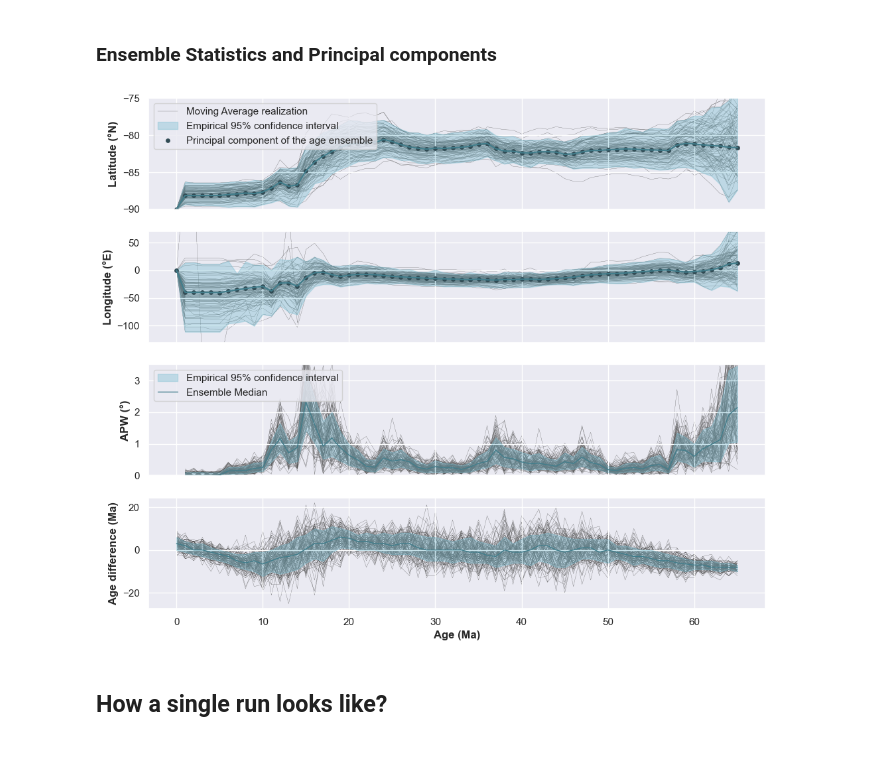
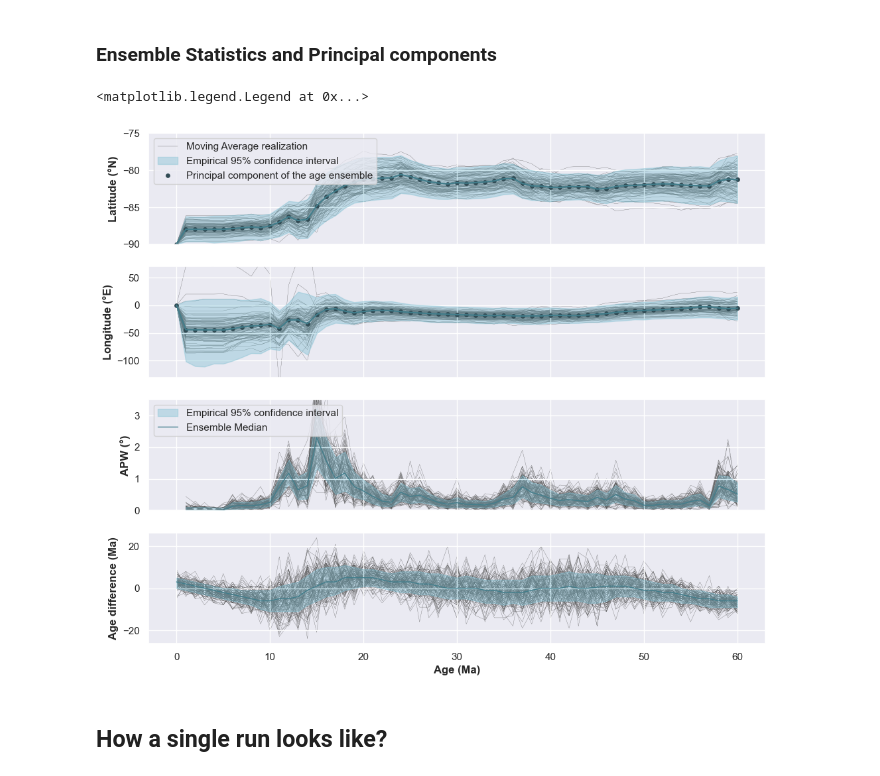
Before and after one commit to PolarWandering/Gallo_etal_2023_APWP_construction, a Jupyter notebook: code/2_MC_uncertainty_propagation.ipynb, the cells around one changed output. Drawn from its saved outputs; the diff is of its cells as text; code cells hidden in the pictures.

```diff
--- a/code/2_MC_uncertainty_propagation.ipynb
+++ b/code/2_MC_uncertainty_propagation.ipynb
@@ -92,11 +92,16 @@ def get_vgps_sampling_from_direction(df, study_label= 'Study',
 
         # we first generate one random direction from the original entry.
         kappa = k_mean if np.isnan(row[k_label]) else row[k_label] # if we don't have kappa, we take the mean of the reported ones
+        n = 3 if np.isnan(row.n) else int(row.n)
 
-        directions_temp = ipmag.fishrot(k = kappa, n = 1, dec = row[dec_label], inc = row[inc_label], di_block = False)
+        # directions_temp = ipmag.fishrot(k = kappa, n = 1, dec = row[dec_label], inc = row[inc_label], di_block = False)
+        directions_temp = ipmag.fishrot(k = kappa, n = n, dec = row[dec_label], inc = row[inc_label], di_block = False)
+        site_mean = ipmag.fisher_mean(dec = directions_temp[0], inc = directions_temp[1])
 
-        decs.append(directions_temp[0][0])
-        incs.append(directions_temp[1][0])
+        decs.append(site_mean['dec'])
+        incs.append(site_mean['inc'])
+        # decs.append(directions_temp[0][0])
+        # incs.append(directions_temp[1][0])
         slat.append(row[slat_label])
         slon.append(row[slon_label])
         indexes.append(index)
@@ -158,7 +163,7 @@ def moving_average_APWP(data, plon_label = 'plon', plat_label='plat', age_label
     mean_pole_ages = np.arange(min_age, max_age + time_step, time_step)
 
     running_means = pd.DataFrame(columns=['age','N','n_studies','k','A95','csd','plon','plat', 'foliation','lineation','collinearity','coplanarity','elong_dir',
-                                         'effective_age','effective_age_std','distance2age'])
+                                         'effective_age','effective_age_std','effective_age_median','distance2age'])
 
     for age in mean_pole_ages:
         window_min = age - (window_length / 2.)
@@ -171,9 +176,11 @@ def moving_average_APWP(data, plon_label = 'plon', plat_label='plat', age_label
         number_studies = len(poles['Study'].unique())
         mean = ipmag.fisher_mean(dec=poles[plon_label].tolist(), inc=poles[plat_label].tolist())
 
-        effective_age_mean = poles[age_label].to_numpy().mean() #
+        effective_age_mean = np.round(poles[age_label].to_numpy().mean()) #
         effective_age_sd = poles[age_label].to_numpy().std()
         distance2age = np.round(np.random.normal(effective_age_mean, effective_age_sd) - age)
+
+        effective_age_median = np.round(np.median(poles[age_label].to_numpy()))
 
         ArrayXYZ = np.array([spherical2cartesian([np.radians(i[plat_label]), np.radians(i[plon_label])]) for _,i in poles.iterrows()])
         if len(ArrayXYZ) > 3:
@@ -189,7 +196,7 @@ def moving_average_APWP(data, plon_label = 'plon', plat_label='plat', age_label
         if len(poles)>2: #ensures that dict isn't empty
             running_means.loc[age] = [age, mean['n'], number_studies, mean['k'],mean['alpha95'], mean['csd'], mean['dec'], mean['inc'],
                                       shapes[0], shapes[1], shapes[2], shapes[3], elong_dir,
-                                     effective_age_mean, effective_age_sd, distance2age]
+                                     effective_age_mean, effective_age_sd, effective_age_median, distance2age]
     # Set longitudes in [-180, 180]
     running_means['plon'] = running_means.apply(lambda row: row.plon - 360 if row.plon > 180 else row.plon, axis =1)
 
@@ -199,6 +206,9 @@ def moving_average_APWP(data, plon_label = 'plon', plat_label='plat', age_label
     running_means['PP_next'] =  running_means['PPcartesian'].shift(periods = -1)
     running_means['GCD'] = running_means.apply(lambda row: np.degrees(GCD_cartesian(row['PP_prev'], row['PPcartesian'])), axis = 1)
     running_means['APW_rate'] = running_means['GCD']/running_means['age'].diff()
+
+    running_means['APW_rate_eff_age'] = running_means['GCD']/running_means['effective_age'].diff().replace(0, np.nan, inplace=False)
+
     # Calculate a 'kink' angle for each position of the path
     running_means['angle'] = running_means.apply(lambda row: get_angle(row['PP_prev'], row['PPcartesian'], row['PP_next']), axis = 1)
 
@@ -251,14 +261,14 @@ First, we set the parameters of the moving average
 # Set the parameters for the Moving average
 window_length= 21
 time_step= 1
-max_age= 65
+max_age= 60
 min_age= 0
 # %% [markdown]
 ## 4. We now proceed to run the workflow a great number of times in order to to get the ensemble statistics.
 # %%
 %%time
 np.random.seed(10)
-df_RM_ensemble = ensemble_RMs(df_directions, n_sims = 100,
+df_RM_ensemble = ensemble_RMs(df_directions, n_sims = 1000,
                  study_label= 'Study', slat_label='slat', slon_label='slon',
                  dec_label='dec_reverse', inc_label='inc_reverse', k_label='k',
                  mean_age_lab='mean_age', min_age_lab='min_age', max_age_lab='max_age',
@@ -354,45 +359,41 @@ for run, df_run in df_RM_ensemble_50.groupby('run'):
     axes[0].plot(df_run.age.tolist(), df_run.plat.tolist(), color="#4F4F4F", zorder =0, linewidth=0.2)
 axes[0].plot(df_run.age.tolist(), df_run.plat.tolist(), color="#4F4F4F", zorder =0, linewidth=0.2, label = 'Moving Average realization')
 axes[0].fill_between(ensemble_PC.X, ensemble_PC.Lat_Lon_bounds(quantile)[2], ensemble_PC.Lat_Lon_bounds(quantile)[3], color= "#7DBFD2", alpha=.40, zorder =1, label=f"Empirical {quantile}% confidence interval")
-# axes[0].plot(ensemble_PC.X, ensemble_PC.Lat_Lon_bounds(quantile)[2],color="#427E8C", zorder =3, linewidth=0.2)
-# axes[0].plot(ensemble_PC.X, ensemble_PC.Lat_Lon_bounds(quantile)[3],color="#427E8C", zorder =3, linewidth=0.2)
 axes[0].scatter(ensemble_PC.X, ensemble_PC.PC(quantile)[1],color="#314B54", s = 15,  label = 'Principal component of the age ensemble')
 axes[0].plot(ensemble_PC.X, ensemble_PC.PC(quantile)[1],color="#427E8C")
 
 # LONGITUDES
 for run, df_run in df_RM_ensemble_50.groupby('run'):
     axes[1].plot(df_run.age.tolist(), df_run.plon.tolist(), color="#4F4F4F", zorder =0, linewidth=0.2)
 axes[1].plot(df_run.age.tolist(), df_run.plon.tolist(), color="#4F4F4F", zorder =0, linewidth=0.2, label = 'Moving Average realization')
-axes[1].fill_between(ensemble_lon.X, ensemble_PC.Lat_Lon_bounds(quantile)[0], ensemble_PC.Lat_Lon_bounds(quantile)[1], color= "#7DBFD2", alpha=.40, zorder =1, label=f"Empirical {quantile}% confidence interval")
+axes[1].fill_between(ensemble_PC.X, ensemble_PC.Lat_Lon_bounds(quantile)[0], ensemble_PC.Lat_Lon_bounds(quantile)[1], color= "#7DBFD2", alpha=.40, zorder =1, label=f"Empirical {quantile}% confidence interval")
 # axes[1].plot(ensemble_PC.X, ensemble_lon.q16,color="#590E0E", zorder =3, linewidth=0.2)
 axes[1].scatter(ensemble_PC.X, ensemble_PC.PC(quantile)[0],color="#314B54", s = 15,  label = 'Principal component of the age ensemble')
 axes[1].plot(ensemble_PC.X, ensemble_PC.PC(quantile)[0],color="#427E8C")
 
 # APW (°)
 for run, df_run in df_RM_ensemble_50.groupby('run'):
     axes[2].plot(df_run.age.tolist(), df_run.APW_rate.tolist(), color="#4F4F4F", zorder =0, linewidth=0.2)
 # axes[1,1].plot(df_run.age.tolist(), df_run.plon.tolist(), color="#4F4F4F", zorder =0, linewidth=0.2, label = 'Moving Average realization')
 axes[2].fill_between(ensemble_apw.X, ensemble_apw.q16,ensemble_apw.q84, color= "#7DBFD2", alpha=.40, zorder =1, label=f"Empirical {quantile}% confidence interval")
 axes[2].plot(ensemble_apw.X, ensemble_apw.q50,color="#427E8C", zorder =3, linewidth=1, label="Ensemble Median")
 # axes[1,1].plot(ensemble_PC.X, ensemble_lon.q16,color="#590E0E", zorder =3, linewidth=0.2)
-
 # Aage difference (Ma)
 for run, df_run in df_RM_ensemble_50.groupby('run'):
     axes[3].plot(df_run.age.tolist(), df_run.distance2age.tolist(), color="#4F4F4F", zorder =0, linewidth=0.2)
 # axes[1,1].plot(df_run.age.tolist(), df_run.plon.tolist(), color="#4F4F4F", zorder =0, linewidth=0.2, label = 'Moving Average realization')
 
 axes[3].fill_between(ensemble_age_diff.X, ensemble_age_diff.q16,ensemble_age_diff.q84, color= "#7DBFD2", alpha=.40, zorder =1, label=f"Empirical {quantile}% confidence interval")
 axes[3].plot(ensemble_age_diff.X, ensemble_age_diff.q50,color="#427E8C", zorder =3, linewidth=1, label="Ensemble Median")
 
-# axes[1,1].plot(ensemble_PC.X, ensemble_lon.q16,color="#590E0E", zorder =3, linewidth=0.2)
-
 axes[0].set_ylim(-90,-75)
 axes[1].set_ylim(-130,70)
 axes[2].set_ylim(0,3.5)
 axes[0].legend(loc="upper left")
 axes[2].legend(loc="upper left")
-plt.savefig(os.path.join(current_path, '..') + '/figures/3/ensemble.svg', dpi =600, bbox_inches='tight')
+# plt.savefig(os.path.join(current_path, '..') + '/figures/3/ensemble.svg', dpi =600, bbox_inches='tight')
 # %% [output]
+<matplotlib.legend.Legend at 0x...>
-[figure, old version]
+[figure, new version]
 # %% [markdown]
 ## How a single run looks like?
```
Also changed, not shown: parts of 10 cells of this notebook.
